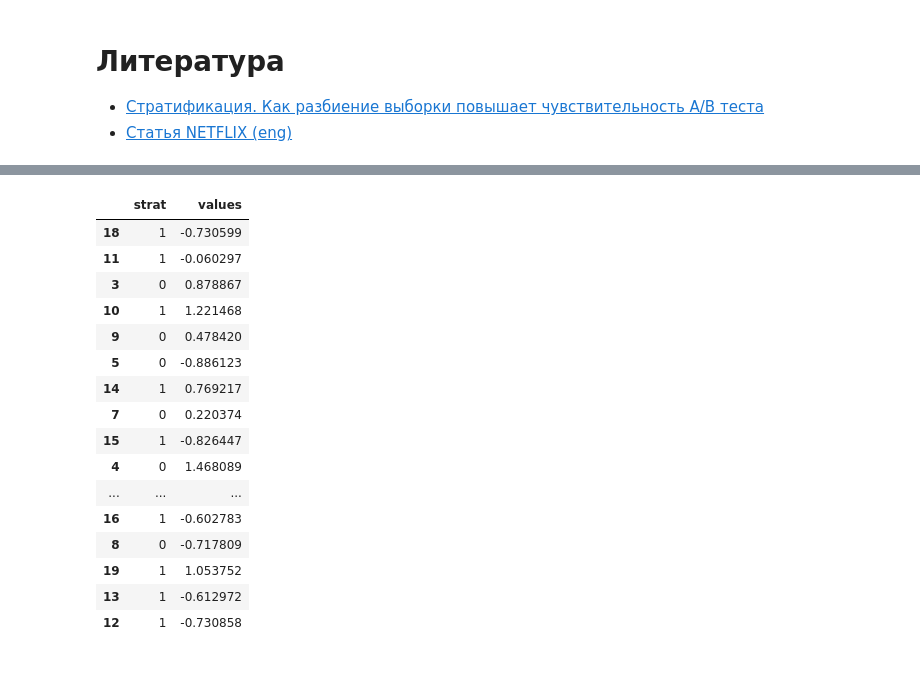
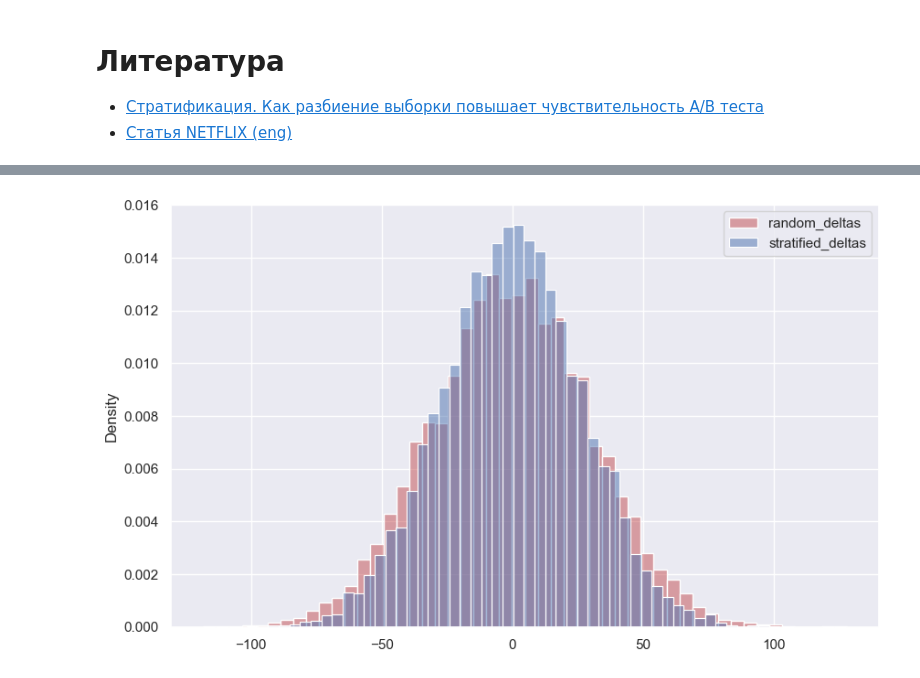
Before and after one commit to ShashlovAI/stat, a Jupyter notebook: AB/stratification.ipynb, the cells around one changed output, grey strips where cells are left out. Saved outputs shown, nothing was run; the diff lists cells and outputs as text; code cells hidden in the pictures.

```diff
--- a/AB/stratification.ipynb
+++ b/AB/stratification.ipynb
@@ -13,11 +20,19 @@ array([-0.27437545,  0.44406423, -0.76335209,  0.72742008, -1.1956746 ,
 # %%
-def generate_data(mean_one, mean_two, std_one, std_two, sample_size):
+def generate_random_data(mean_one, mean_two, std_one, std_two, sample_size):
+    '''
+    Генерируется выборка размером sample_size со случайной долей страт
+
+    Для простоты собирается выборка из двух нормальных распределений
+    размера sample_size * 2, затем сэмплируется итоговая выборка
+    размера sample_size
+
+    '''
     d_one = {'strat': 0,
-         'values': np.random.normal(loc=mean_one, scale=std_one, size=sample_size)}
+             'metric': np.random.normal(loc=mean_one, scale=std_one, size=sample_size)}
     d_two = {'strat': 1,
-         'values': np.random.normal(loc=mean_two, scale=std_two, size=sample_size)}
+             'metric': np.random.normal(loc=mean_two, scale=std_two, size=sample_size)}
 
     df_one = pd.DataFrame(d_one)
     df_two = pd.DataFrame(d_two)
-    df = pd.concat([df_one, df_two], ignore_index=True).sample(sample_size*2)
-    return df.iloc[:sample_size // 2]
+    df = pd.concat([df_one, df_two], ignore_index=True).sample(sample_size)
+    return df
@@ -33,20 +38,0 @@ generate_data(0,0,1,1, 10)
-# %%
-df.sample(20)
-# %% [output]
-|  | strat | values |
-| 18 | 1 | -0.730599 |
-| 11 | 1 | -0.060297 |
-| 3 | 0 | 0.878867 |
-| 10 | 1 | 1.221468 |
-| 9 | 0 | 0.478420 |
-| 5 | 0 | -0.886123 |
-| 14 | 1 | 0.769217 |
-| 7 | 0 | 0.220374 |
-| 15 | 1 | -0.826447 |
-| 4 | 0 | 1.468089 |
-| ... | ... | ... |
-| 16 | 1 | -0.602783 |
-| 8 | 0 | -0.717809 |
-| 19 | 1 | 1.053752 |
-| 13 | 1 | -0.612972 |
-| 12 | 1 | -0.730858 |
@@ -52,0 +61,27 @@ df.sample(20)
+# %%
+alpha = 0.05
+sample_size = 1100
+mean_one = 2000
+mean_two = 3000
+std_one = 625
+std_two = 625
+# %%
+random_deltas = []
+stratified_deltas = []
+for _ in range(10000):
+    a_one_random = generate_random_data(mean_one, mean_two, std_one, std_two, sample_size)
+    a_two_random = generate_random_data(mean_one, mean_two, std_one, std_two, sample_size)
+    random_deltas.append(np.mean(a_one_random['metric']) - np.mean(a_two_random['metric']))
+
+    a_one_stratified = generate_stratified_data(mean_one, mean_two, std_one, std_two, sample_size)
+    a_two_stratified = generate_stratified_data(mean_one, mean_two, std_one, std_two, sample_size)
+    stratified_deltas.append(np.mean(a_one_stratified['metric']) - np.mean(a_two_stratified['metric']))
+# %%
+plt.figure(figsize=(10, 6))
+sns.histplot(x=random_deltas, color="r", alpha=0.5, bins = 50, stat='density')
+sns.histplot(x=stratified_deltas, color="b", alpha=0.5, bins = 50, stat='density')
+
+plt.legend(labels=['random_deltas','stratified_deltas'])
+plt.show()
+# %% [output]
+[figure, added]
```
Also changed, not shown: parts of 7 cells of this notebook, 1 other file.
